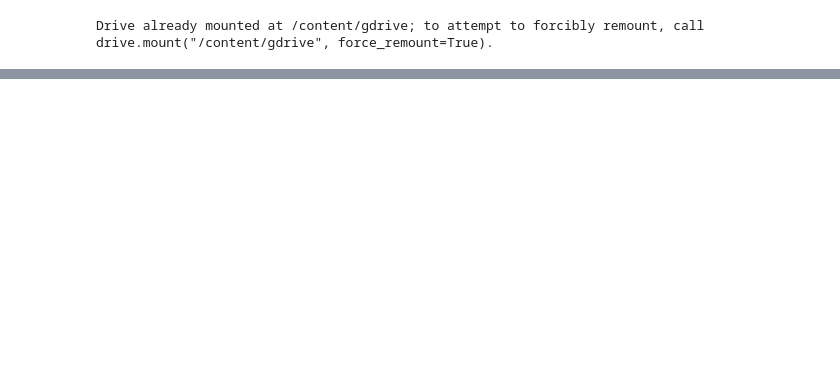
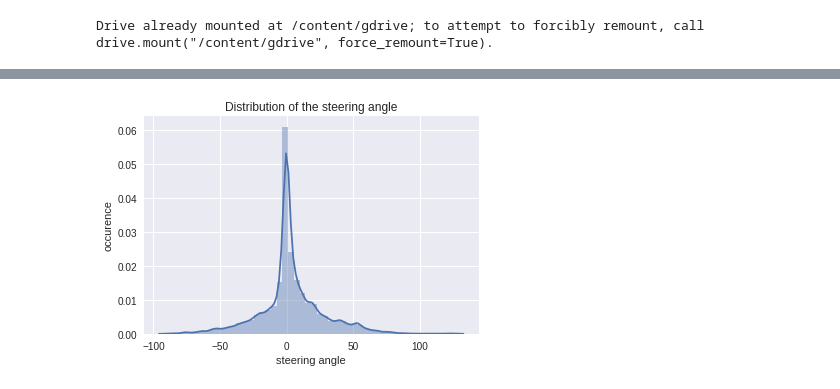
Before and after one commit to ffabi/AssettoCorsaSelfDriving, a Jupyter notebook: AssettoCorsaSelfDriving_3_0.ipynb, the cells around one changed output, grey strips where cells are left out. Cells and saved outputs as stored; diff of their text form; code cells hidden in the pictures; blank space fills up the shorter version.

```diff
--- a/AssettoCorsaSelfDriving_3_0.ipynb
+++ b/AssettoCorsaSelfDriving_3_0.ipynb
@@ -145,3 +170,9 @@ sns.distplot(dataset["data"]);
+# %%
+ax = sns.distplot(dataset["data"]);
+ax.set(xlabel="steering angle", ylabel="occurence", title="Distribution of the steering angle")
+plt.show()
+# %% [output]
+[figure, added]
 # %%
 valid_split = 0.2
 test_split = 0.1
```
Also changed, not shown: parts of 19 cells of this notebook.
